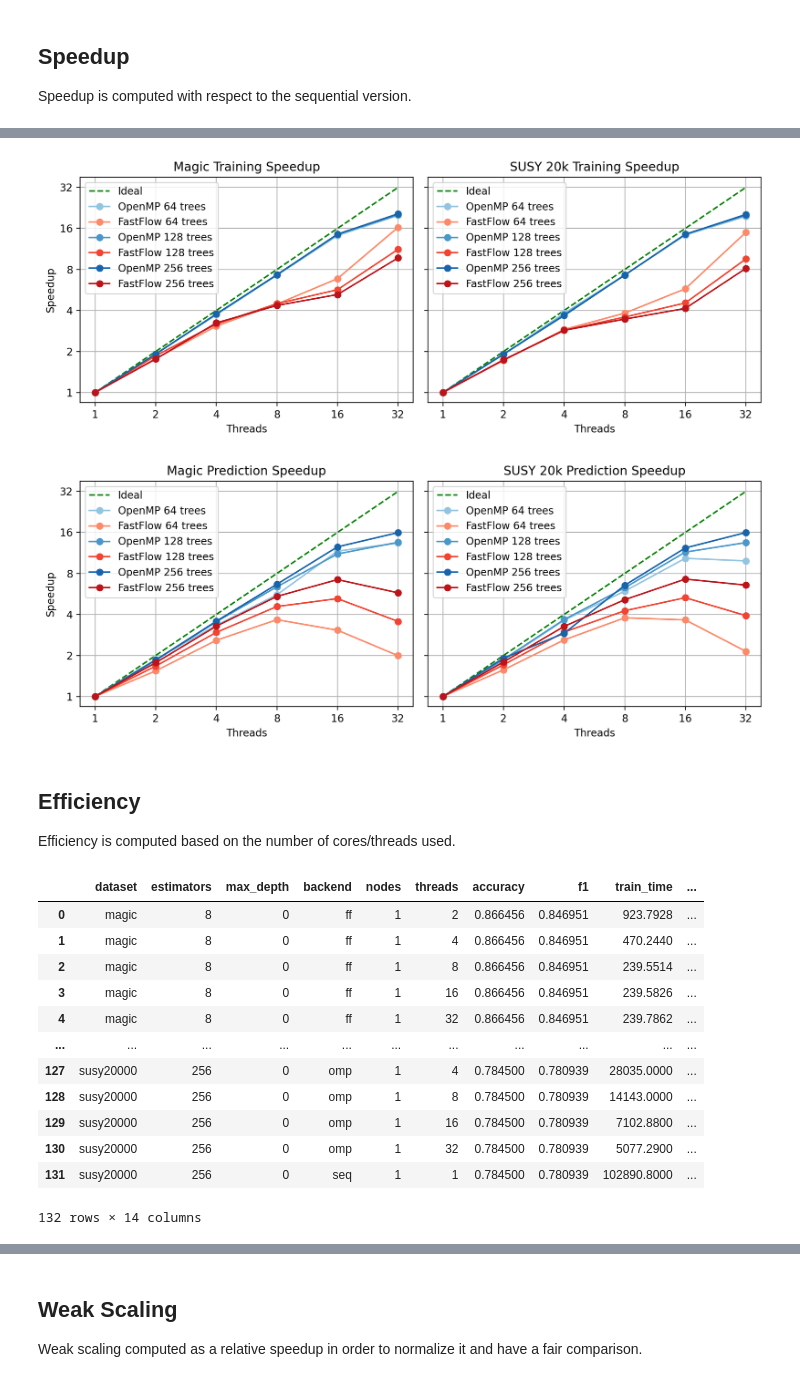
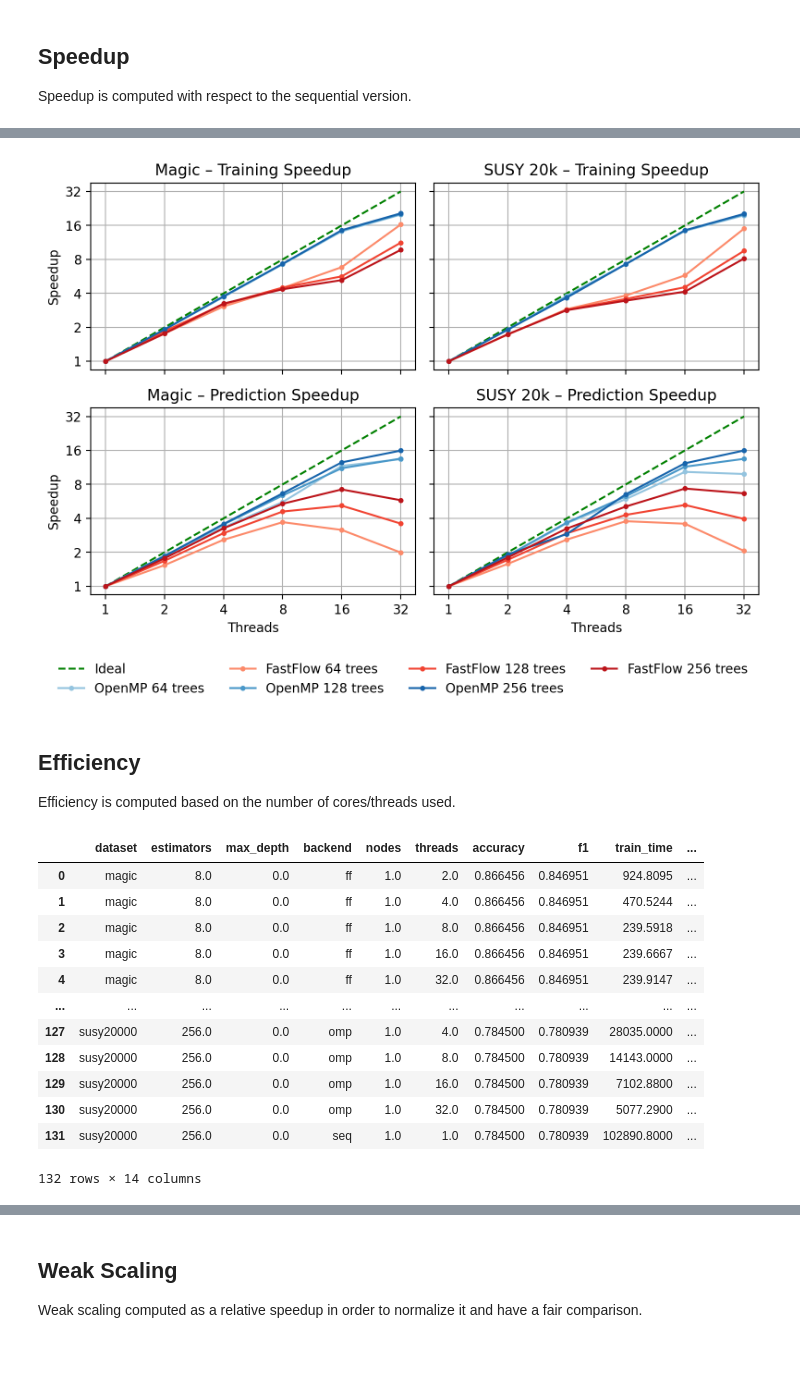
Before and after one commit to FedericoBustaffa/random_forest, a Jupyter notebook: notebooks/shared_memory.ipynb, the cells around one changed output, grey strips where cells are left out. Drawn from its saved outputs; the diff is of its cells as text; code cells hidden in the pictures; blank space fills up the shorter version.

```diff
--- a/notebooks/shared_memory.ipynb
+++ b/notebooks/shared_memory.ipynb
@@ -105,12 +105,8 @@ df
 132 rows × 12 columns
 # %%
-plot.training_speedup(df, 64)
+plot.speedup(df, 64)
 # %% [output]
-[figure, old version]
+[figure, new version]
-# %%
-plot.prediction_speedup(df, 64)
-# %% [output]
-[figure, removed]
 # %% [markdown]
 ## Efficiency
 
@@ -121,17 +117,17 @@ df["predict_efficiency"] = df["predict_speedup"] / df["threads"]
 df
 # %% [output]
 |  | dataset | estimators | max_depth | backend | nodes | threads | accuracy | f1 | train_time | ... |
-| 0 | magic | 8 | 0 | ff | 1 | 2 | 0.866456 | 0.846951 | 923.7928 | ... |
-| 1 | magic | 8 | 0 | ff | 1 | 4 | 0.866456 | 0.846951 | 470.2440 | ... |
-| 2 | magic | 8 | 0 | ff | 1 | 8 | 0.866456 | 0.846951 | 239.5514 | ... |
-| 3 | magic | 8 | 0 | ff | 1 | 16 | 0.866456 | 0.846951 | 239.5826 | ... |
-| 4 | magic | 8 | 0 | ff | 1 | 32 | 0.866456 | 0.846951 | 239.7862 | ... |
+| 0 | magic | 8.0 | 0.0 | ff | 1.0 | 2.0 | 0.866456 | 0.846951 | 924.8095 | ... |
+| 1 | magic | 8.0 | 0.0 | ff | 1.0 | 4.0 | 0.866456 | 0.846951 | 470.5244 | ... |
+| 2 | magic | 8.0 | 0.0 | ff | 1.0 | 8.0 | 0.866456 | 0.846951 | 239.5918 | ... |
+| 3 | magic | 8.0 | 0.0 | ff | 1.0 | 16.0 | 0.866456 | 0.846951 | 239.6667 | ... |
+| 4 | magic | 8.0 | 0.0 | ff | 1.0 | 32.0 | 0.866456 | 0.846951 | 239.9147 | ... |
 | ... | ... | ... | ... | ... | ... | ... | ... | ... | ... | ... |
-| 127 | susy20000 | 256 | 0 | omp | 1 | 4 | 0.784500 | 0.780939 | 28035.0000 | ... |
-| 128 | susy20000 | 256 | 0 | omp | 1 | 8 | 0.784500 | 0.780939 | 14143.0000 | ... |
-| 129 | susy20000 | 256 | 0 | omp | 1 | 16 | 0.784500 | 0.780939 | 7102.8800 | ... |
-| 130 | susy20000 | 256 | 0 | omp | 1 | 32 | 0.784500 | 0.780939 | 5077.2900 | ... |
-| 131 | susy20000 | 256 | 0 | seq | 1 | 1 | 0.784500 | 0.780939 | 102890.8000 | ... |
+| 127 | susy20000 | 256.0 | 0.0 | omp | 1.0 | 4.0 | 0.784500 | 0.780939 | 28035.0000 | ... |
+| 128 | susy20000 | 256.0 | 0.0 | omp | 1.0 | 8.0 | 0.784500 | 0.780939 | 14143.0000 | ... |
+| 129 | susy20000 | 256.0 | 0.0 | omp | 1.0 | 16.0 | 0.784500 | 0.780939 | 7102.8800 | ... |
+| 130 | susy20000 | 256.0 | 0.0 | omp | 1.0 | 32.0 | 0.784500 | 0.780939 | 5077.2900 | ... |
+| 131 | susy20000 | 256.0 | 0.0 | seq | 1.0 | 1.0 | 0.784500 | 0.780939 | 102890.8000 | ... |
 132 rows × 14 columns
 # %%
 plot.training_efficiency(df, 64)
```
Also changed, not shown: parts of 9 cells of this notebook, 34 other files.
